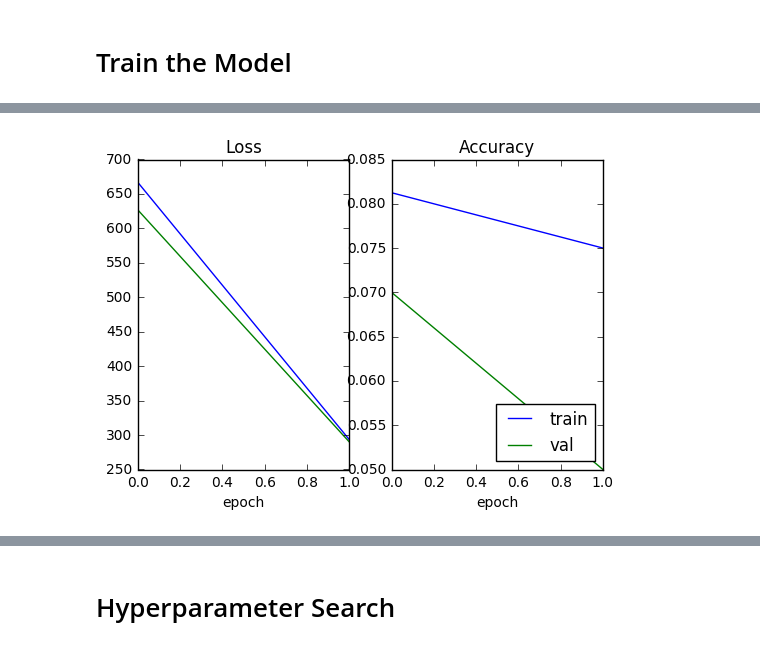
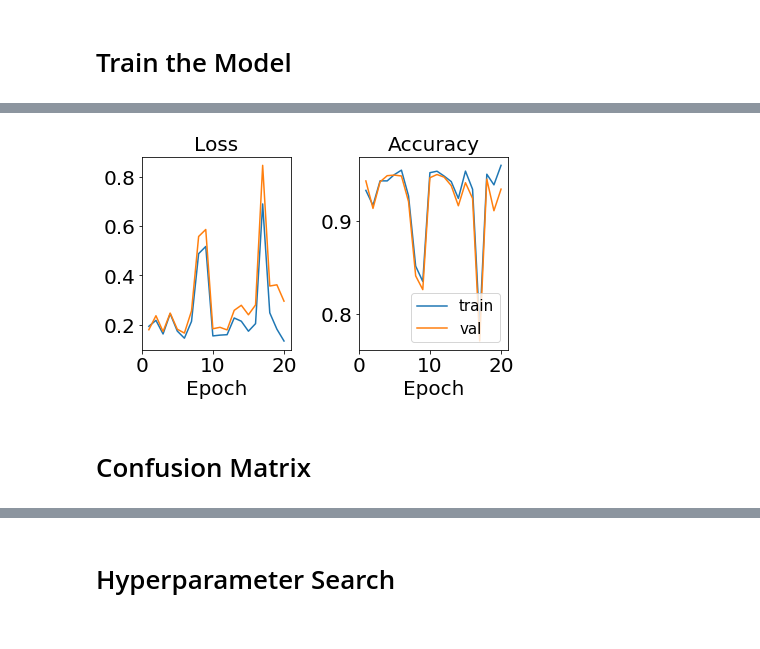
Before and after one commit to mohitrgiit/CS-231N-Final-Project, a Jupyter notebook: src/models/ResNet_nsfw_classification.ipynb, the cells around one changed output, grey strips where cells are left out. Cells and saved outputs as stored; diff of their text form; code cells hidden in the pictures.

Commit message:
confusion matrix and test

```diff
--- a/src/models/ResNet_nsfw_classification.ipynb
+++ b/src/models/ResNet_nsfw_classification.ipynb
@@ -59,6 +62,6 @@ print('Test labels shape: ', data.y_test.shape)
 # %%
 # Number of different convolutions
-NdistinctConvLayers = 4
+NdistinctConvLayers = 2
 # Number of layers for each different convolution
 Nlayers = [2, 2, 2, 2]
 # Number of filters for each different convolution
@@ -66,7 +69,7 @@ Nfilters = [64, 128, 256, 512]
 # Size of filters
 kernelSizes = [3, 3]
 
-model_config = ModelConfig(learning_rate=0.003, eval_batch_size=100, output="nsfw")
+model_config = ModelConfig(learning_rate=5e-4, eval_batch_size=100, output="nsfw")
 
 model_config.RS_NdistinctConvLayers = NdistinctConvLayers
 model_config.RS_Nlayers = Nlayers
@@ -160,6 +163,6 @@ class ResNet(Model):
 
         shape = avgPool.get_shape().as_list()
         avgPool_flat = tf.reshape(avgPool,[-1, shape[1]*shape[2]*shape[3]])
-        logits = tf.layers.dense(inputs=avgPool_flat, units=20)
+        logits = tf.layers.dense(inputs=avgPool_flat, units=2)
 
         return logits
@@ -165,0 +171,22 @@ class ResNet(Model):
+# %%
+# Reset Graph
+tf.reset_default_graph()
+
+# Create model instance
+model_config = ModelConfig(learning_rate=5e-4, eval_batch_size=100, output="nsfw")
+train_config = TrainConfig(num_epochs=1,
+                            train_batch_size=64,
+                            print_every=100,
+                            lr_decay = 0.9,
+                            saver_address=r'../../parameters/', \
+                            save_file_name = 'ResNet_nsfw_classification')
+model = ResNet(model_config)
+
+# Load Saved Model
+session = tf.Session()
+saver = tf.train.Saver()
+saver.restore(session, train_config.saver_address + train_config.save_file_name)
+
+# Test Model Accuracy
+#loss_train, acc_train_sub, acc_train_nsfw = model.eval(data, session, split='train')
+#loss_val, acc_val_sub, acc_val_nsfw = model.eval(data, session, split = 'val')
@@ -169,11 +201,12 @@ class ResNet(Model):
 # Create model instance
 tf.reset_default_graph()
 
-train_config = TrainConfig(num_epochs=2,
+train_config = TrainConfig(num_epochs=20,
                     train_batch_size=64,
                     print_every=100,
+                    lr_decay = 0.9,
                     saver_address=r'../../parameters/',
-                    save_file_name = 'ResNet_nsfw_classification')
+                    save_file_name = 'ResNet_nsfw_classification2')
 model = ResNet(model_config)
 
 # Create session
@@ -185,5 +233,8 @@ model.train(data, session, train_config)
 # %%
 # Plot Loss and Accuracy
-model.plot_loss_acc(data)
+model.plot_loss_acc(data, save_address = '../../plots/', save_name = 'nsfw_history', \
+    title_font = 20, tick_font = 20, legend_font = 15, axis_font = 20)
 # %% [output]
-[figure, old version]
+[figure, new version]
+# %% [markdown]
+# Confusion Matrix
```
Also changed, not shown: parts of 12 cells of this notebook.
